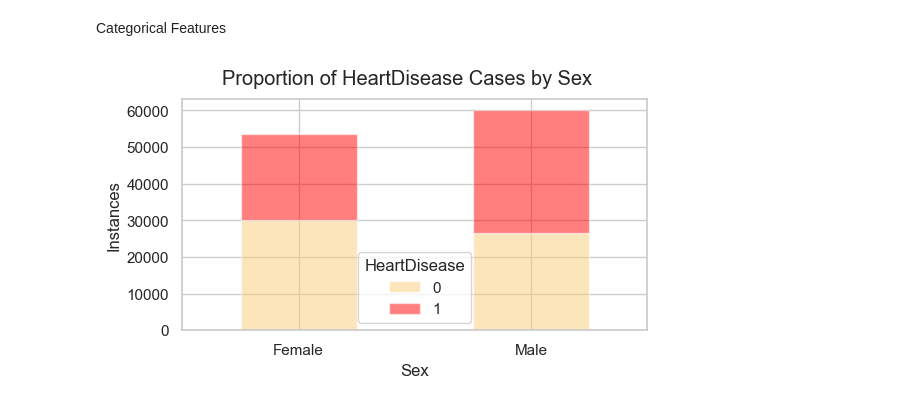
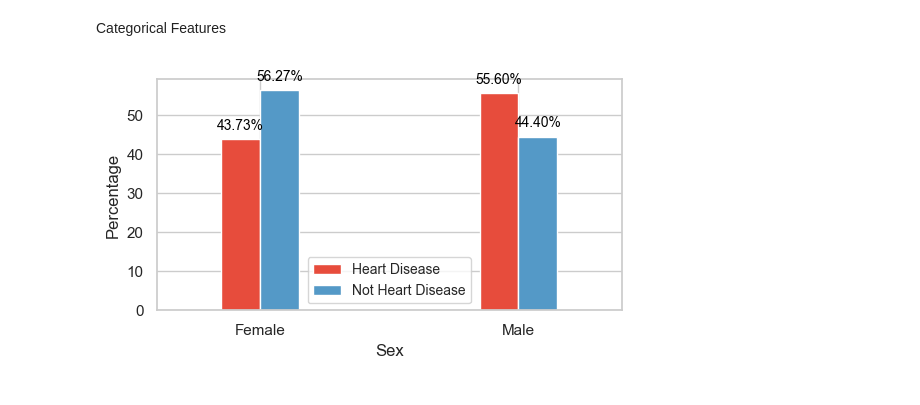
Before and after one commit to ptorija/Probabilistic-Heart-Disease-Prediction, a Jupyter notebook: src/data_preparation/exploratory_data_analysis.ipynb, the cells around one changed output. Saved outputs shown, nothing was run; the diff lists cells and outputs as text; code cells hidden in the pictures.

```diff
--- a/src/data_preparation/exploratory_data_analysis.ipynb
+++ b/src/data_preparation/exploratory_data_analysis.ipynb
@@ -28,23 +35,33 @@ plt.show()
 [figure]
 # %% [markdown]
 Categorical Features
-# %%
-import matplotlib.pyplot as plt
-
-# Group the data by "Sex" and calculate the proportion of "HeartDisease=1"
-grouped_data = df.groupby('Sex')['HeartDisease'].value_counts().unstack().fillna(0)
-
-# Create the plot
-fig, ax = plt.subplots(figsize=(6, 3))
-grouped_data.plot(kind='bar', stacked=True, ax=ax, color=['#fccc79', 'red'], alpha=0.5)  # Inverted colors
-
-# Set labels and title
-ax.set_xticklabels(["Female", "Male"], rotation=0)
-ax.set_xlabel("Sex")
-ax.set_ylabel("Instances")
-fig.suptitle("Proportion of HeartDisease Cases by Sex")
-
-# Show the plot
-plt.show()
-# %% [output]
-[figure, removed]
+# %%
+import pandas as pd
+import matplotlib.pyplot as plt
+
+# Calculate the percentage of Heart Disease and Not Heart Disease for each sex
+percentage_data = df.groupby(['Sex', 'HeartDisease'])['HeartDisease'].count().unstack().fillna(0)
+percentage_data['Total'] = percentage_data[0] + percentage_data[1]
+percentage_data['Heart Disease'] = (percentage_data[1] / percentage_data['Total']) * 100
+percentage_data['Not Heart Disease'] = (percentage_data[0] / percentage_data['Total']) * 100
+
+# Create a bar chart
+fig, ax = plt.subplots(figsize=(6, 3))
+percentage_data[['Heart Disease', 'Not Heart Disease']].plot(kind='bar', ax=ax, width=0.3, color=['#E74C3C','#5499C7'])
+
+# Set labels and title
+ax.set_xticklabels(["Female", "Male"], rotation=0)
+ax.set_xlabel("Sex")
+ax.set_ylabel("Percentage")
+
+# Add percentage values on top of the bars
+for p in ax.patches:
+    ax.annotate(f'{p.get_height():.2f}%', (p.get_x() + p.get_width() / 2., p.get_height()), ha='center', va='center', fontsize=10, color='black', xytext=(0, 10), textcoords='offset points')
+
+# Set the legend font size
+ax.legend(fontsize=10)
+
+# Show the plot
+plt.show()
+# %% [output]
+[figure, added]
```
Also changed, not shown: parts of 1 cell of this notebook, 2 other files.
